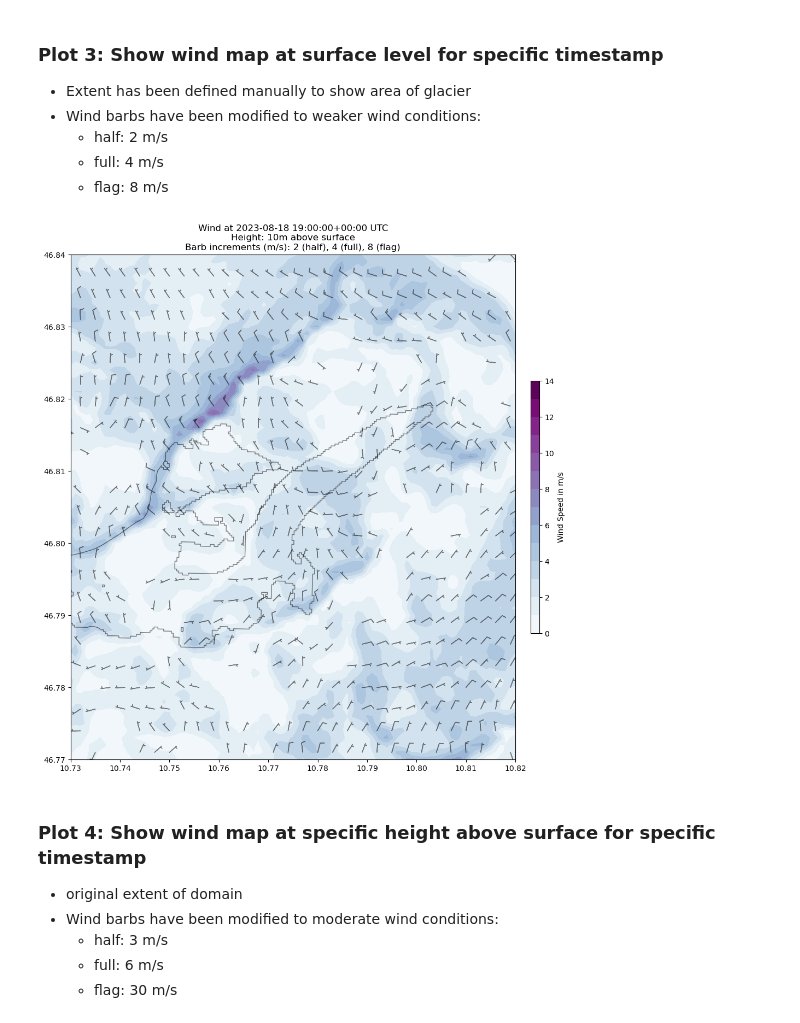
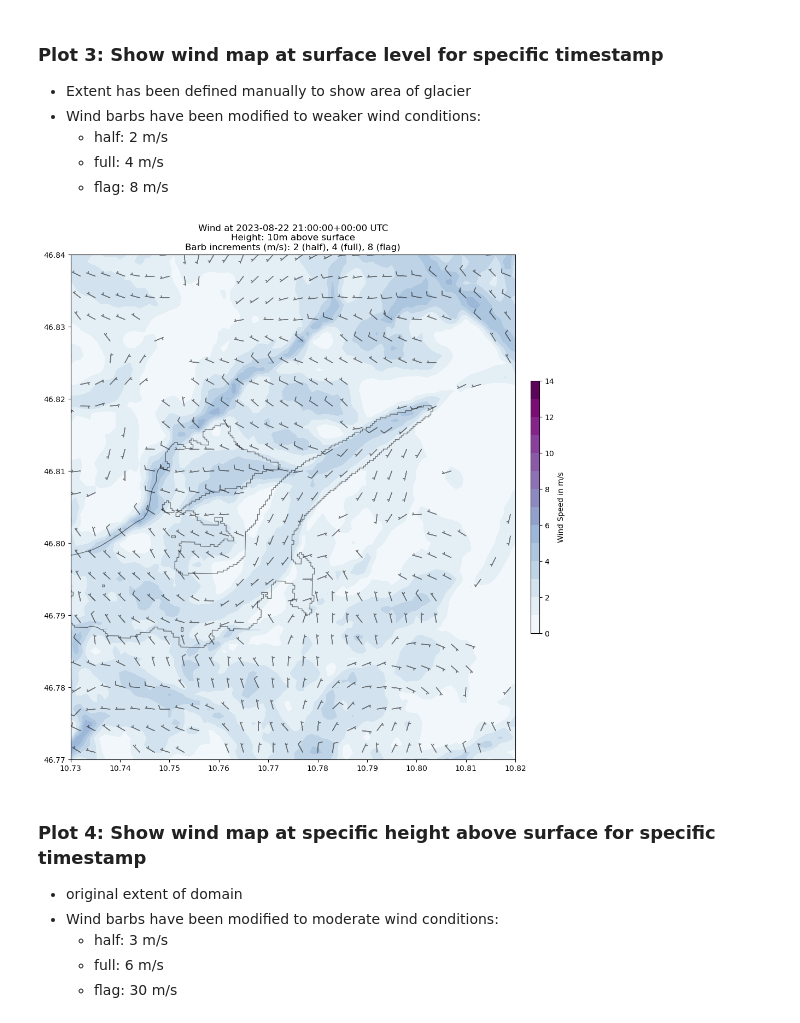
Before and after one commit to ClimLabTools/ICONProcessor, a Jupyter notebook: Examples/ICON_Example_HEF_DataGrid.ipynb, the cells around one changed output. Saved outputs shown, nothing was run; the diff lists cells and outputs as text; code cells hidden in the pictures.

```diff
--- a/Examples/ICON_Example_HEF_DataGrid.ipynb
+++ b/Examples/ICON_Example_HEF_DataGrid.ipynb
@@ -26,8 +26,7 @@ root_dir = '/Users/geoalxx/Python/_ICON_data/hef/'
 
 file_51_grid       = root_dir + 'grid/hef_51m_DOM07.nc'
 file_51_extpar     = root_dir + 'grid/external_parameter_icon_hef_51m_DOM07_ALBEDO_RGI_tiles.nc'
-file_51_data_grid  = root_dir + 'data/LES_DOM01_ML_0016_single_t.nc'
-file_51_data_point = root_dir + 'data/LES_DOM01_37433_ML.nc'
+file_51_data_grid  = root_dir + 'data/LES_DOM01_ML_0032.nc'
 # %% [markdown]
 Read RGI v7.0 outlines for Central Europe as GeoDataframe. The outlines can be used for the plots.
 # %%
@@ -125,14 +124,14 @@ plt.show()
     * full: 4 m/s
     * flag: 8 m/s
 # %%
-datagrid_51.plot_wind_map(time=0, surface=True, outlines_gdf=rgi_hef,
+datagrid_51.plot_wind_map(time=2, surface=True, outlines_gdf=rgi_hef,
                           xlim=(10.73, 10.82), ylim=(46.77, 46.84),
                           cb_range=range(0, 15, 1),
                           barb_distance=3,
                           coords_precision=3,
                           barb_increments=dict(half=2, full=4, flag=8))
 # %% [output]
-[figure, old version]
+[figure, new version]
 # %% [markdown]
 ### Plot 4: Show wind map at specific height above surface for specific timestamp
 
```
Also changed, not shown: parts of 5 cells of this notebook, 1 other file.
